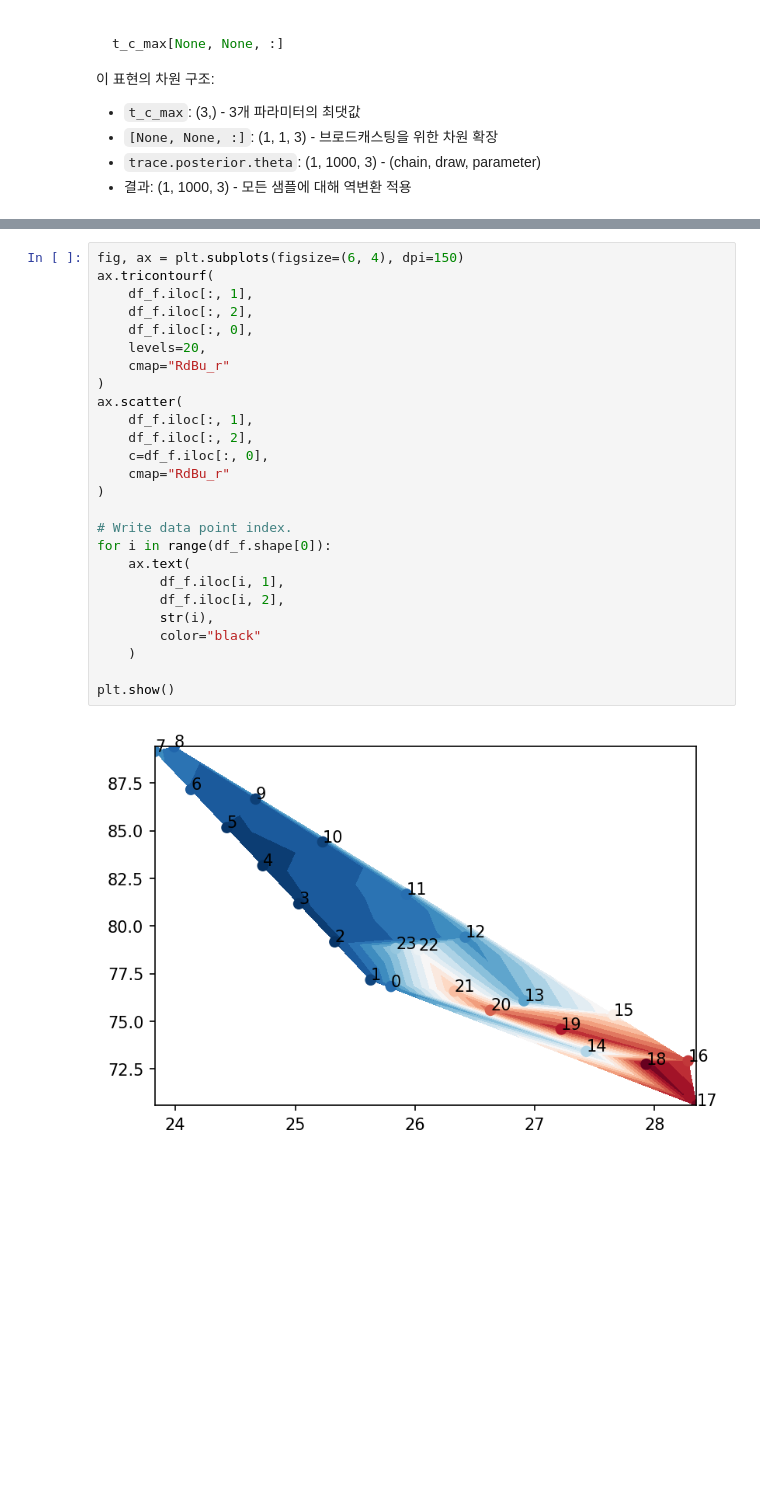
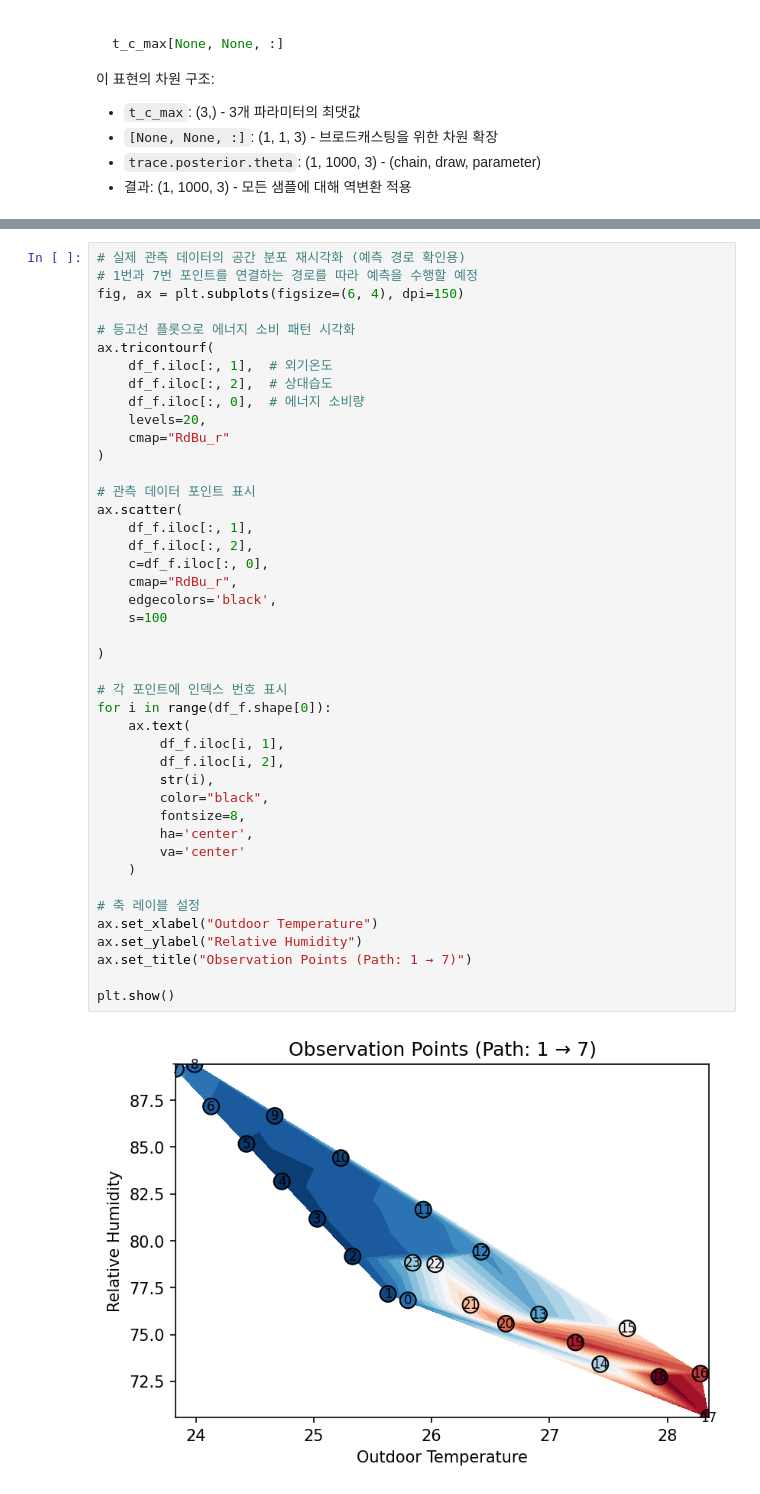
Before and after one commit to BET-lab/pymc-examples, a Jupyter notebook: examples/pymc-gp-toy_model.ipynb, the cells around one changed output, grey strips where cells are left out. Drawn from its saved outputs; the diff is of its cells as text; blank space fills up the shorter version.

```diff
--- a/examples/pymc-gp-toy_model.ipynb
+++ b/examples/pymc-gp-toy_model.ipynb
@@ -854,29 +889,46 @@ Inference data with groups:
 # %%
+# 실제 관측 데이터의 공간 분포 재시각화 (예측 경로 확인용)
+# 1번과 7번 포인트를 연결하는 경로를 따라 예측을 수행할 예정
 fig, ax = plt.subplots(figsize=(6, 4), dpi=150)
+
+# 등고선 플롯으로 에너지 소비 패턴 시각화
 ax.tricontourf(
-    df_f.iloc[:, 1],
-    df_f.iloc[:, 2],
-    df_f.iloc[:, 0],
+    df_f.iloc[:, 1],  # 외기온도
+    df_f.iloc[:, 2],  # 상대습도
+    df_f.iloc[:, 0],  # 에너지 소비량
     levels=20,
     cmap="RdBu_r"
 )
+
+# 관측 데이터 포인트 표시
 ax.scatter(
     df_f.iloc[:, 1],
     df_f.iloc[:, 2],
     c=df_f.iloc[:, 0],
-    cmap="RdBu_r"
+    cmap="RdBu_r",
+    edgecolors='black',
+    s=100
+
 )
 
-# Write data point index.
+# 각 포인트에 인덱스 번호 표시
 for i in range(df_f.shape[0]):
     ax.text(
         df_f.iloc[i, 1],
         df_f.iloc[i, 2],
         str(i),
-        color="black"
+        color="black",
+        fontsize=8,
+        ha='center',
+        va='center'
     )
 
+# 축 레이블 설정
+ax.set_xlabel("Outdoor Temperature")
+ax.set_ylabel("Relative Humidity")
+ax.set_title("Observation Points (Path: 1 → 7)")
+
 plt.show()
 # %% [output]
-[figure, old version]
+[figure, new version]
 # %%
```
Also changed, not shown: parts of 30 cells of this notebook.
